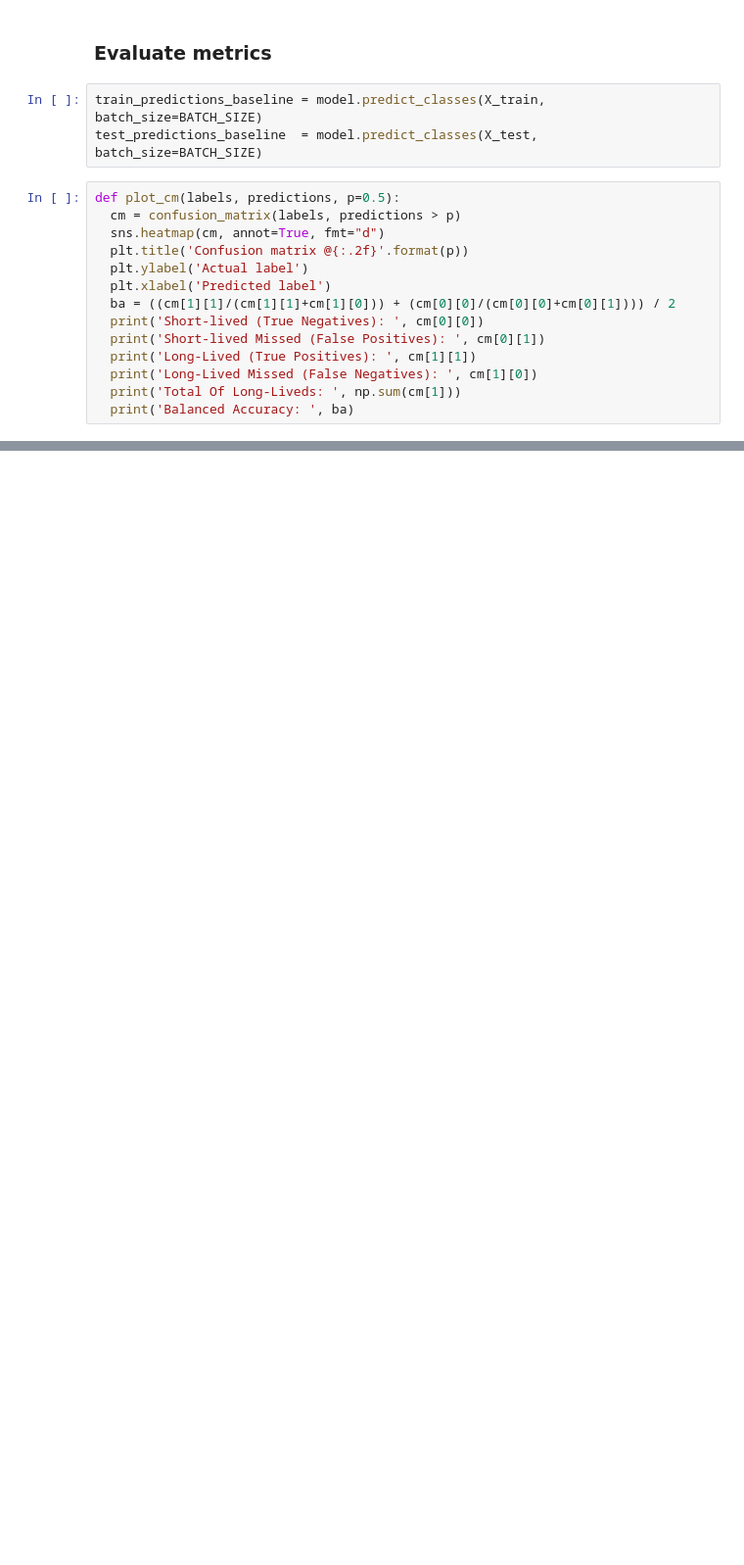
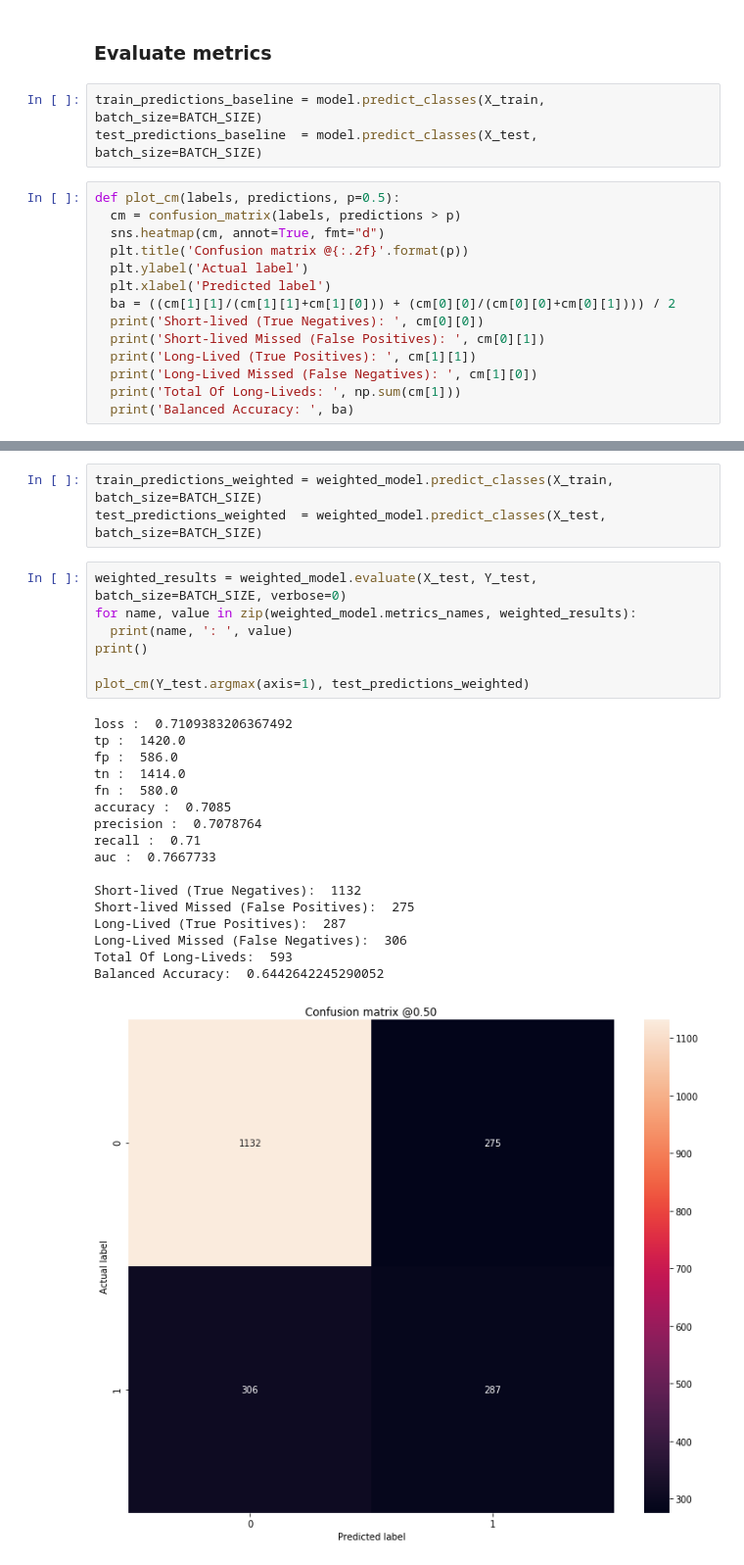
Before and after one commit to gomesluiz/my-doctorate, a Jupyter notebook: tutorials/text_classification_w_lstm_and_tensorflow_1.ipynb, the cells around one changed output, grey strips where cells are left out. Shown at 98% size. Drawn from its saved outputs; the diff is of its cells as text; blank space fills up the shorter version.

```diff
--- a/tutorials/text_classification_w_lstm_and_tensorflow_1.ipynb
+++ b/tutorials/text_classification_w_lstm_and_tensorflow_1.ipynb
@@ -464,0 +517,28 @@ plt.legend(loc='lower right')
+# %%
+train_predictions_weighted = weighted_model.predict_classes(X_train, batch_size=BATCH_SIZE)
+test_predictions_weighted  = weighted_model.predict_classes(X_test, batch_size=BATCH_SIZE)
+# %%
+weighted_results = weighted_model.evaluate(X_test, Y_test, batch_size=BATCH_SIZE, verbose=0)
+for name, value in zip(weighted_model.metrics_names, weighted_results):
+  print(name, ': ', value)
+print()
+
+plot_cm(Y_test.argmax(axis=1), test_predictions_weighted)
+# %% [output]
+loss :  0.7109383206367492
+tp :  1420.0
+fp :  586.0
+tn :  1414.0
+fn :  580.0
+accuracy :  0.7085
+precision :  0.7078764
+recall :  0.71
+auc :  0.7667733
+
+Short-lived (True Negatives):  1132
+Short-lived Missed (False Positives):  275
+Long-Lived (True Positives):  287
+Long-Lived Missed (False Negatives):  306
+Total Of Long-Liveds:  593
+Balanced Accuracy:  0.6442642245290052
+[figure, added]
```
Also changed, not shown: parts of 30 cells of this notebook.
